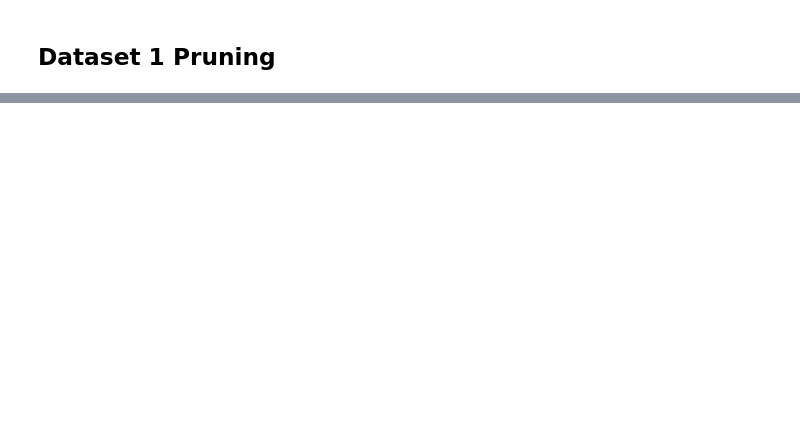
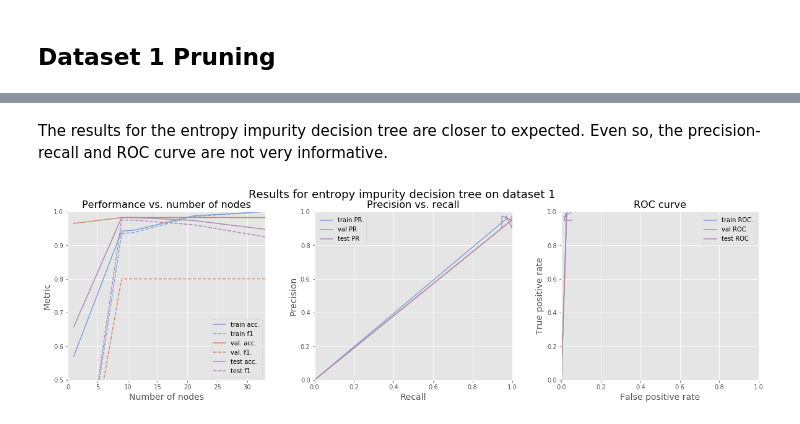
Before and after one commit to DerekGloudemans/decision-tree, a Jupyter notebook: cancer_dataset_evaluation.ipynb, the cells around one changed output, grey strips where cells are left out. Cells and saved outputs as stored; diff of their text form; code cells hidden in the pictures; blank space fills up the shorter version.

```diff
--- a/cancer_dataset_evaluation.ipynb
+++ b/cancer_dataset_evaluation.ipynb
@@ -339,0 +504,8 @@ Lastly, the performance of both decision trees is worse on dataset 2, of which a
+# %% [markdown]
+The results for the entropy impurity decision tree are closer to expected. Even so, the precision-recall and ROC curve are not very informative.
+# %%
+# get results for entropy
+results_list_entropy_1 = iterative_prune(X_train1,X_val1,X_test1,Y_train1,Y_val1,Y_test1,impurity = 'entropy')
+plot_prune_results(results_list_entropy_1,dataset_id = 1, impurity = "entropy")
+# %% [output]
+[figure, added]
```
Also changed, not shown: parts of 22 cells of this notebook, 4 other files.
